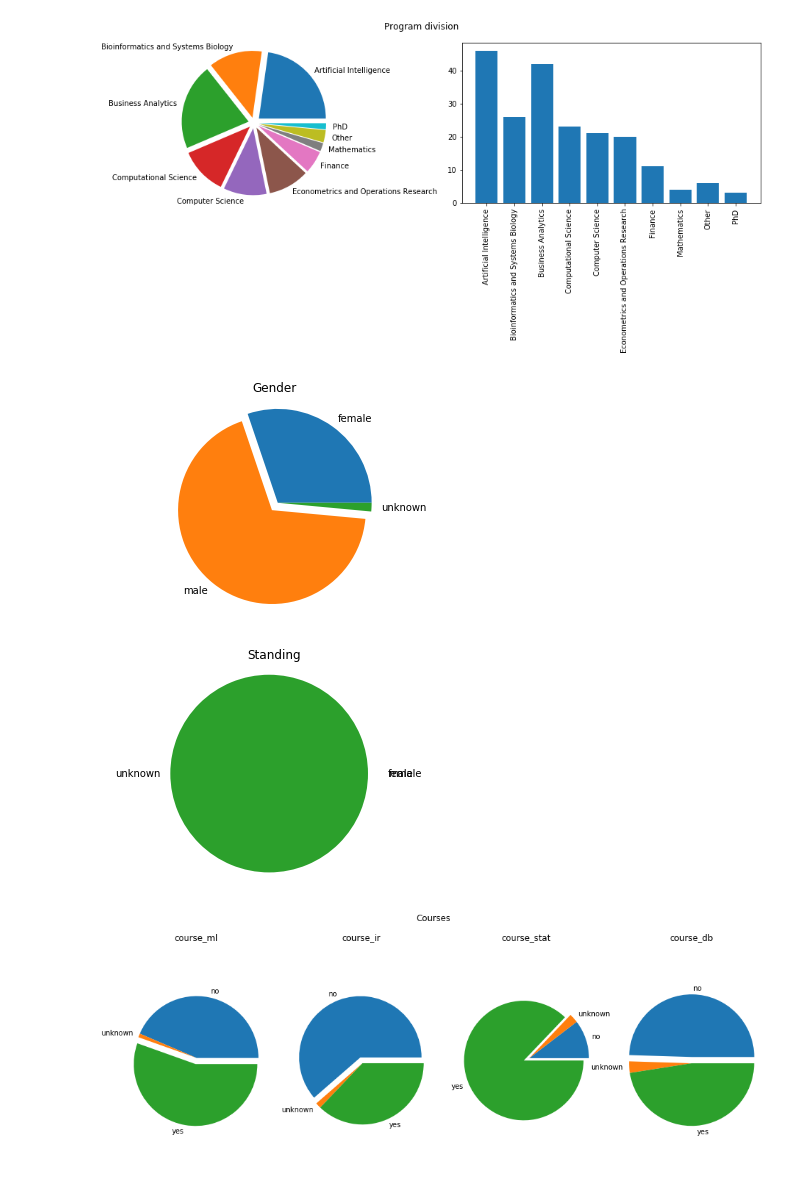
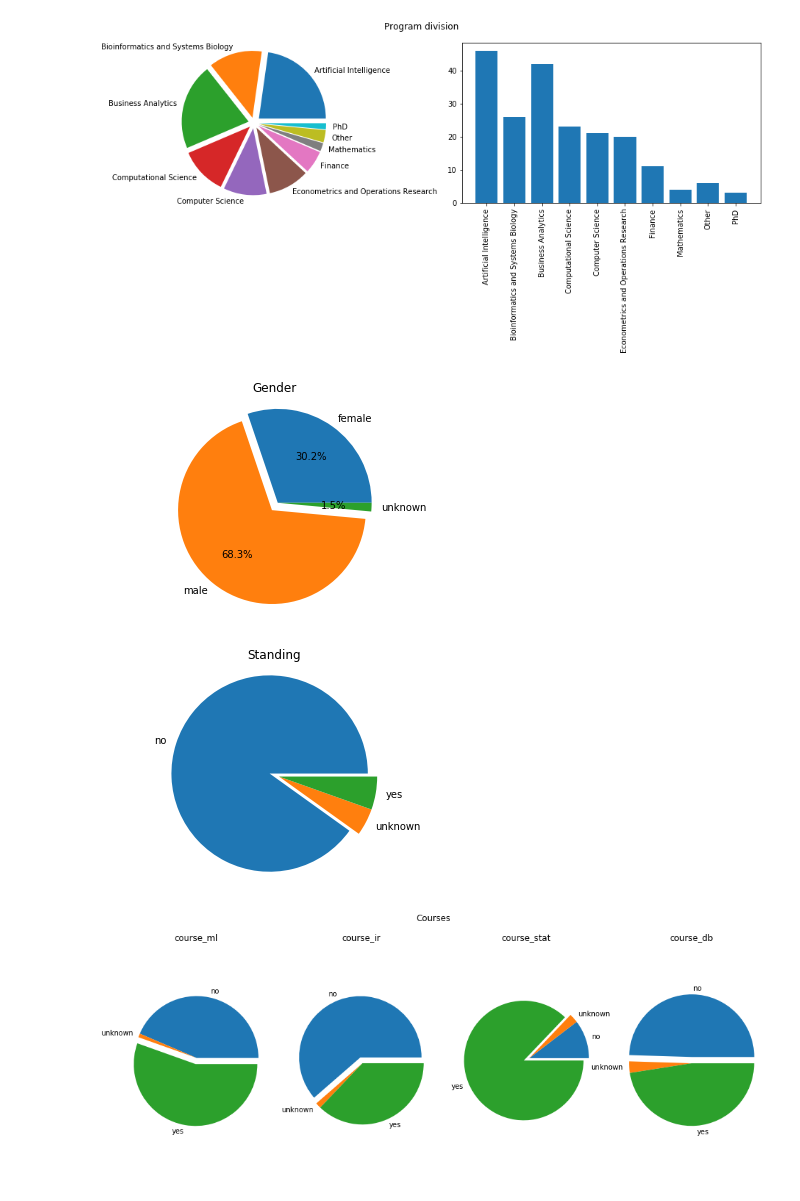
Before and after one commit to PimDijt/DMT, a Jupyter notebook: assignments/assignment1/task1/visulalise.ipynb, the cells around one changed output. Saved outputs shown, nothing was run; the diff lists cells and outputs as text; code cells hidden in the pictures.

```diff
--- a/assignments/assignment1/task1/visulalise.ipynb
+++ b/assignments/assignment1/task1/visulalise.ipynb
@@ -93,24 +102,24 @@ genders = [csv_contents[x]["gender"] for x in range(len(csv_contents))]
 labels = sorted([x for x in set(genders) if len(x) > 0])
 sizes = [genders.count(label) for label in labels]
 explode = tuple(0.1 if s == max(sizes) else 0.0 for s in sizes)
-plt.pie(sizes, explode=explode, labels=labels)
+plt.pie(sizes, explode=explode, labels=labels,autopct='%1.1f%%')
 plt.gca().set_title("Gender")
 plt.axis('equal')
 plt.show()
 # %% [output]
-[figure, old version]
+[figure, new version]
 # %%
 # pie chart of standing distribution
 stood_up = [csv_contents[x]["stand_up"] for x in range(len(csv_contents))]
-xlabels = sorted([x for x in set(stood_up) if len(x) > 0])
+labels = sorted([x for x in set(stood_up) if len(x) > 0])
 sizes = [stood_up.count(label) for label in labels]
 explode = tuple(0.1 if s == max(sizes) else 0.0 for s in sizes)
 plt.pie(sizes, explode=explode, labels=labels)
 plt.gca().set_title("Standing")
 plt.axis('equal')
 plt.show()
 # %% [output]
-[figure, old version]
+[figure, new version]
 # %%
 # pie chart of courses
 plt.figure(figsize=(16,6))
```
Also changed, not shown: parts of 8 cells of this notebook, 7 other files.
